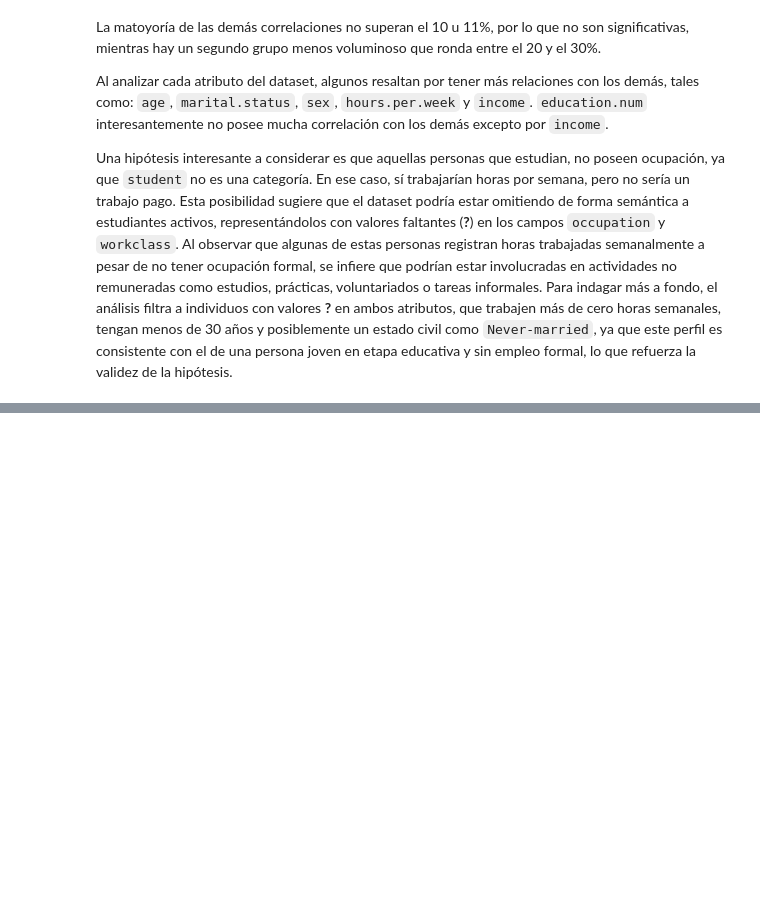
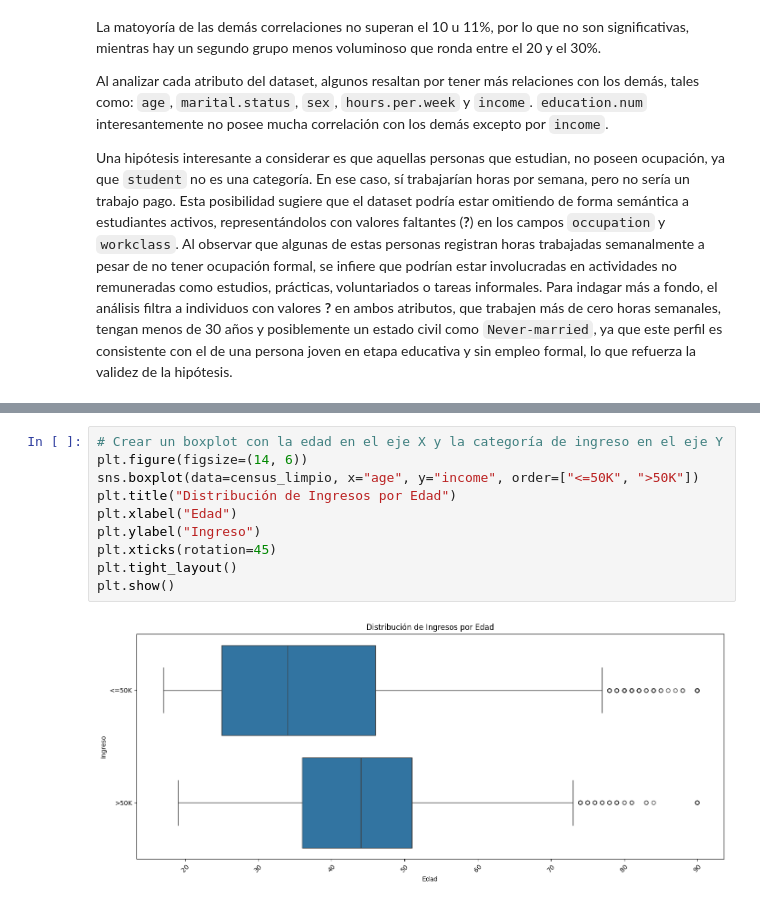
Before and after one commit to jquelas/adult_census_income, a Jupyter notebook: adult_census_income.ipynb, the cells around one changed output, grey strips where cells are left out. Cells and saved outputs as stored; diff of their text form; blank space fills up the shorter version.

```diff
--- a/adult_census_income.ipynb
+++ b/adult_census_income.ipynb
@@ -592,0 +615,12 @@ Muestra de posibles estudiantes:
+# %%
+# Crear un boxplot con la edad en el eje X y la categoría de ingreso en el eje Y
+plt.figure(figsize=(14, 6))
+sns.boxplot(data=census_limpio, x="age", y="income", order=["<=50K", ">50K"])
+plt.title("Distribución de Ingresos por Edad")
+plt.xlabel("Edad")
+plt.ylabel("Ingreso")
+plt.xticks(rotation=45)
+plt.tight_layout()
+plt.show()
+# %% [output]
+[figure, added]
```
Also changed, not shown: parts of 4 cells of this notebook.
